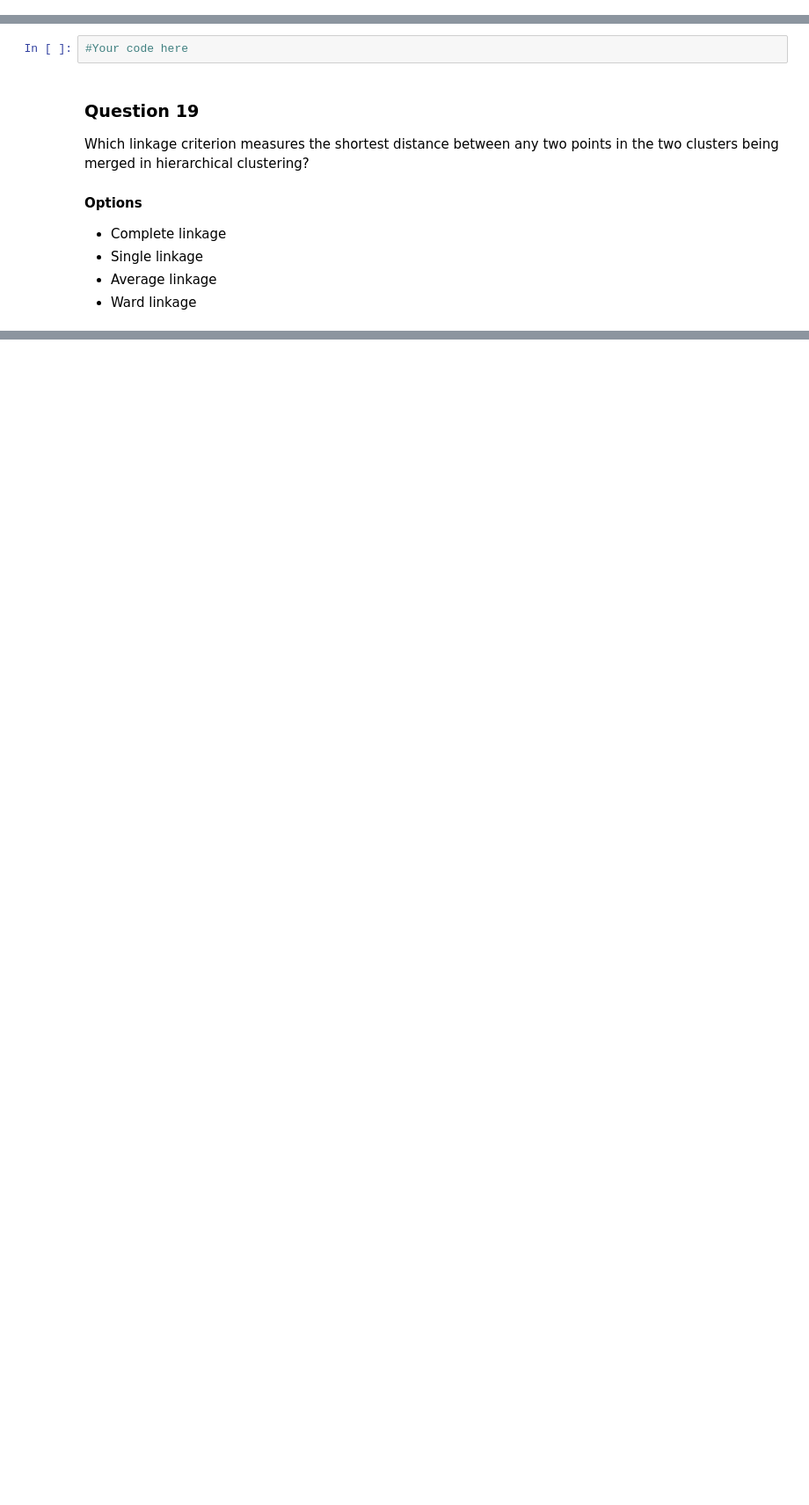
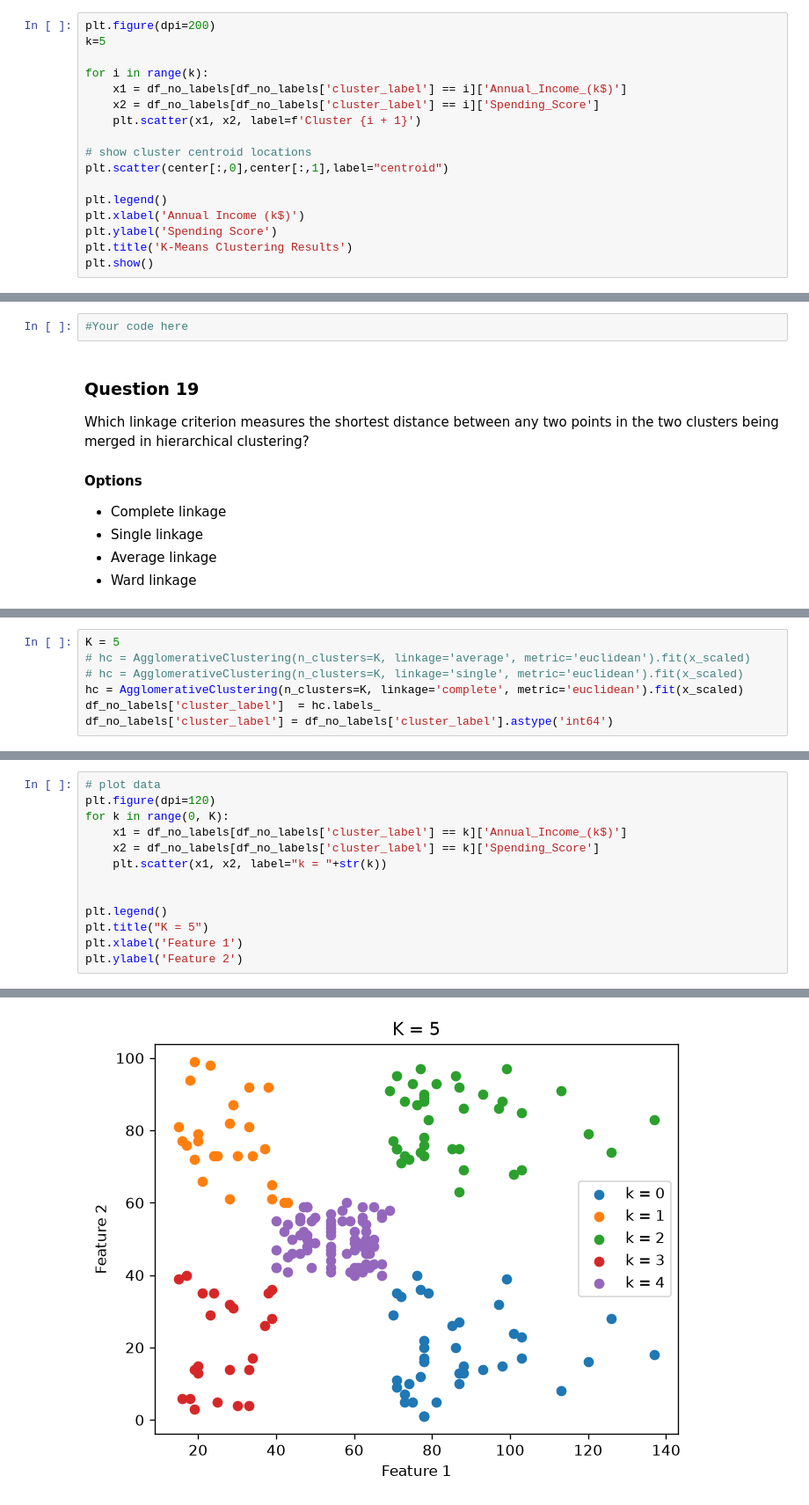
Before and after one commit to ndegwaanth/alX-datascience, a Jupyter notebook: machine_learning/notebooks/week12/k_means_and_hierarchical_clustering_mcq_student-version-x-4594.ipynb, the cells around one changed output, grey strips where cells are left out. Shown at 88% size. Cells and saved outputs as stored; diff of their text form; blank space fills up the shorter version.

```diff
--- a/machine_learning/notebooks/week12/k_means_and_hierarchical_clustering_mcq_student-version-x-4594.ipynb
+++ b/machine_learning/notebooks/week12/k_means_and_hierarchical_clustering_mcq_student-version-x-4594.ipynb
@@ -506,3 +533,20 @@ labels = cluster.fit(x_scaled)
 labels
 # %% [output]
 AgglomerativeClustering(n_clusters=5)
+# %%
+plt.figure(dpi=200)
+k=5
+
+for i in range(k):
+    x1 = df_no_labels[df_no_labels['cluster_label'] == i]['Annual_Income_(k$)']
+    x2 = df_no_labels[df_no_labels['cluster_label'] == i]['Spending_Score']
+    plt.scatter(x1, x2, label=f'Cluster {i + 1}')
+
+# show cluster centroid locations
+plt.scatter(center[:,0],center[:,1],label="centroid")
+
+plt.legend()
+plt.xlabel('Annual Income (k$)')
+plt.ylabel('Spending Score')
+plt.title('K-Means Clustering Results')
+plt.show()
@@ -600,0 +672,7 @@ Which linkage criterion measures the shortest distance between any two points in
+# %%
+K = 5
+# hc = AgglomerativeClustering(n_clusters=K, linkage='average', metric='euclidean').fit(x_scaled)
+# hc = AgglomerativeClustering(n_clusters=K, linkage='single', metric='euclidean').fit(x_scaled)
+hc = AgglomerativeClustering(n_clusters=K, linkage='complete', metric='euclidean').fit(x_scaled)
+df_no_labels['cluster_label']  = hc.labels_
+df_no_labels['cluster_label'] = df_no_labels['cluster_label'].astype('int64')
@@ -600,0 +690,14 @@ Which linkage criterion measures the shortest distance between any two points in
+# %%
+# plot data
+plt.figure(dpi=120)
+for k in range(0, K):
+    x1 = df_no_labels[df_no_labels['cluster_label'] == k]['Annual_Income_(k$)']
+    x2 = df_no_labels[df_no_labels['cluster_label'] == k]['Spending_Score']
+    plt.scatter(x1, x2, label="k = "+str(k))
+
+
+plt.legend()
+plt.title("K = 5")
+plt.xlabel('Feature 1')
+plt.ylabel('Feature 2')
+# %% [output]
@@ -601,3 +705,4 @@ Which linkage criterion measures the shortest distance between any two points in
+[figure, added]
 # %% [markdown]
 ### Question 20
 
```
Also changed, not shown: parts of 9 cells of this notebook, 7 other files.
